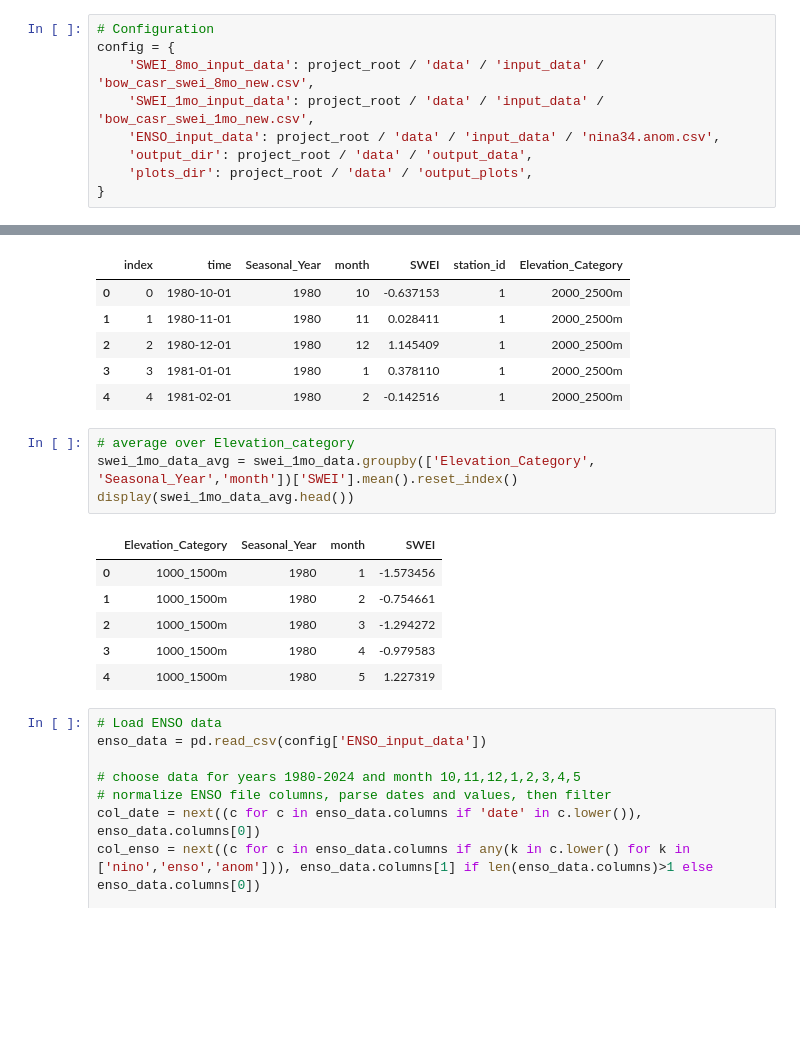
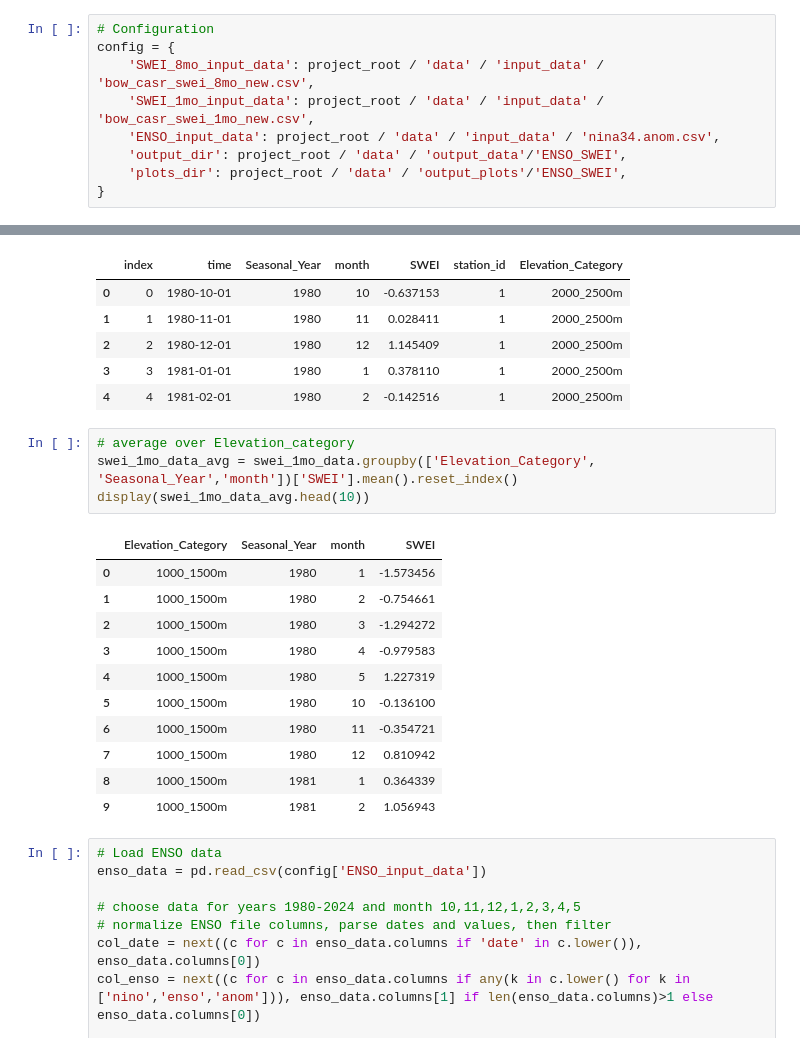
Before and after one commit to Nadiesenali/ENSO_effects_SD, a Jupyter notebook: notebooks/1_ENSO_SWEI_relationship.ipynb, the cells around one changed output, grey strips where cells are left out. Drawn from its saved outputs; the diff is of its cells as text; blank space fills up the shorter version.

```diff
--- a/notebooks/1_ENSO_SWEI_relationship.ipynb
+++ b/notebooks/1_ENSO_SWEI_relationship.ipynb
@@ -23,8 +23,8 @@ config = {
     'SWEI_8mo_input_data': project_root / 'data' / 'input_data' / 'bow_casr_swei_8mo_new.csv',
     'SWEI_1mo_input_data': project_root / 'data' / 'input_data' / 'bow_casr_swei_1mo_new.csv',
     'ENSO_input_data': project_root / 'data' / 'input_data' / 'nina34.anom.csv',
-    'output_dir': project_root / 'data' / 'output_data',
-    'plots_dir': project_root / 'data' / 'output_plots',
+    'output_dir': project_root / 'data' / 'output_data'/'ENSO_SWEI',
+    'plots_dir': project_root / 'data' / 'output_plots'/'ENSO_SWEI',
 }
 # %%
 # Functions
@@ -84,14 +84,19 @@ display(swei_1mo_data.head())
 # %%
 # average over Elevation_category
 swei_1mo_data_avg = swei_1mo_data.groupby(['Elevation_Category', 'Seasonal_Year','month'])['SWEI'].mean().reset_index()
-display(swei_1mo_data_avg.head())
+display(swei_1mo_data_avg.head(10))
 # %% [output]
 |  | Elevation_Category | Seasonal_Year | month | SWEI |
 | 0 | 1000_1500m | 1980 | 1 | -1.573456 |
 | 1 | 1000_1500m | 1980 | 2 | -0.754661 |
 | 2 | 1000_1500m | 1980 | 3 | -1.294272 |
 | 3 | 1000_1500m | 1980 | 4 | -0.979583 |
 | 4 | 1000_1500m | 1980 | 5 | 1.227319 |
+| 5 | 1000_1500m | 1980 | 10 | -0.136100 |
+| 6 | 1000_1500m | 1980 | 11 | -0.354721 |
+| 7 | 1000_1500m | 1980 | 12 | 0.810942 |
+| 8 | 1000_1500m | 1981 | 1 | 0.364339 |
+| 9 | 1000_1500m | 1981 | 2 | 1.056943 |
 # %%
 # Load ENSO data
 enso_data = pd.read_csv(config['ENSO_input_data'])
```
Also changed, not shown: parts of 2 cells of this notebook, 23 other files.
